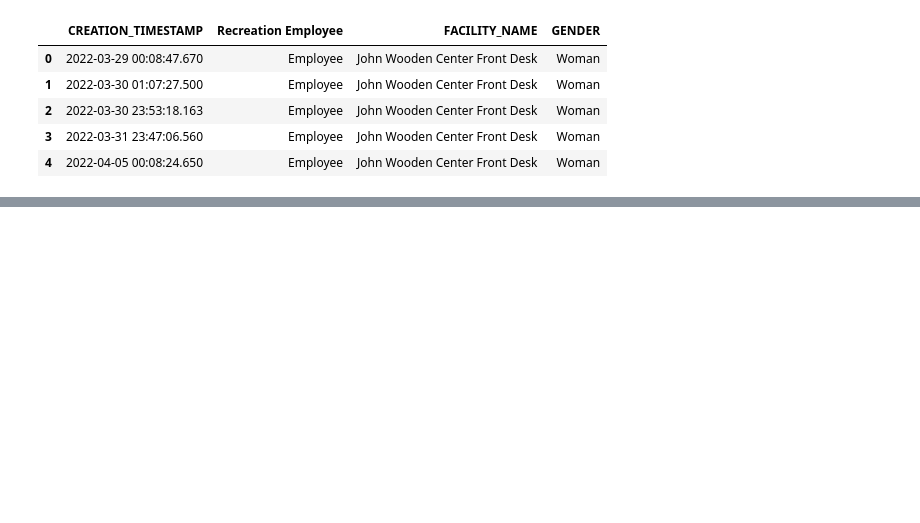
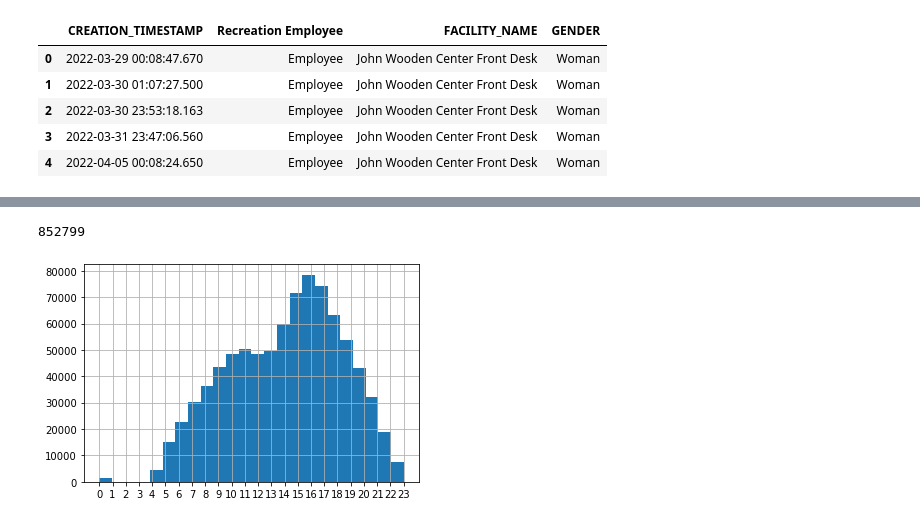
Before and after one commit to dailybruin/the-stack, a Jupyter notebook: python/posts/gym-traffic-2023/gym_traffic_2023_data_cleaning.ipynb, the cells around one changed output, grey strips where cells are left out. Saved outputs shown, nothing was run; the diff lists cells and outputs as text; code cells hidden in the pictures; blank space fills up the shorter version.

Commit message:
Added data cleaning notebook and first dataset for heatchart

```diff
--- a/python/posts/gym-traffic-2023/gym_traffic_2023_data_cleaning.ipynb
+++ b/python/posts/gym-traffic-2023/gym_traffic_2023_data_cleaning.ipynb
@@ -14,0 +155,37 @@ raw_data.head()
+# %%
+# Add hour column
+
+facility_heatchart_data['Hour'] = facility_heatchart_data['CREATION_TIMESTAMP'].dt.hour
+# %%
+# Label wooden/bfit
+
+facilities = {
+    'John Wooden Center Front Desk': 'wooden',
+    'Bruin Fitness Center (BFIT)': 'bfit'
+}
+
+facility_heatchart_data['Facility'] = facility_heatchart_data['FACILITY_NAME'].map(facilities)
+# %%
+len(facility_heatchart_data)
+# %% [output]
+852799
+# %%
+# Remove unused columns
+
+facility_heatchart_data = facility_heatchart_data.drop(columns=['GENDER', 'FACILITY_NAME'])
+# %%
+# For handling datetime functions
+
+facility_heatchart_data = facility_heatchart_data.set_index('CREATION_TIMESTAMP')
+# %%
+# Checking for reasonable distribution
+
+import matplotlib.pyplot as plt
+
+fig, ax = plt.subplots()
+facility_heatchart_data['Hour'].hist(ax=ax, bins=24)
+ax.set_xticks(range(24))
+ax.set_xticklabels(range(24))
+plt.show()
+# %% [output]
+[figure, added]
```
Also changed, not shown: parts of 28 cells of this notebook, 1 other file.
